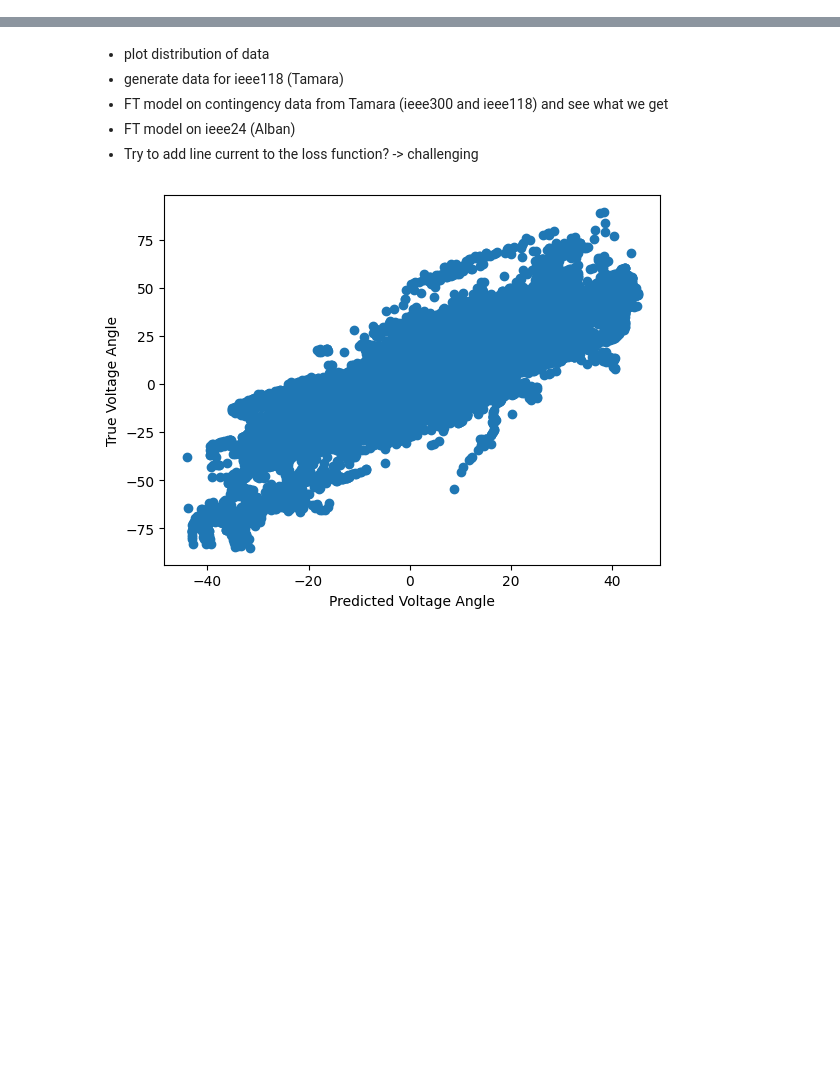
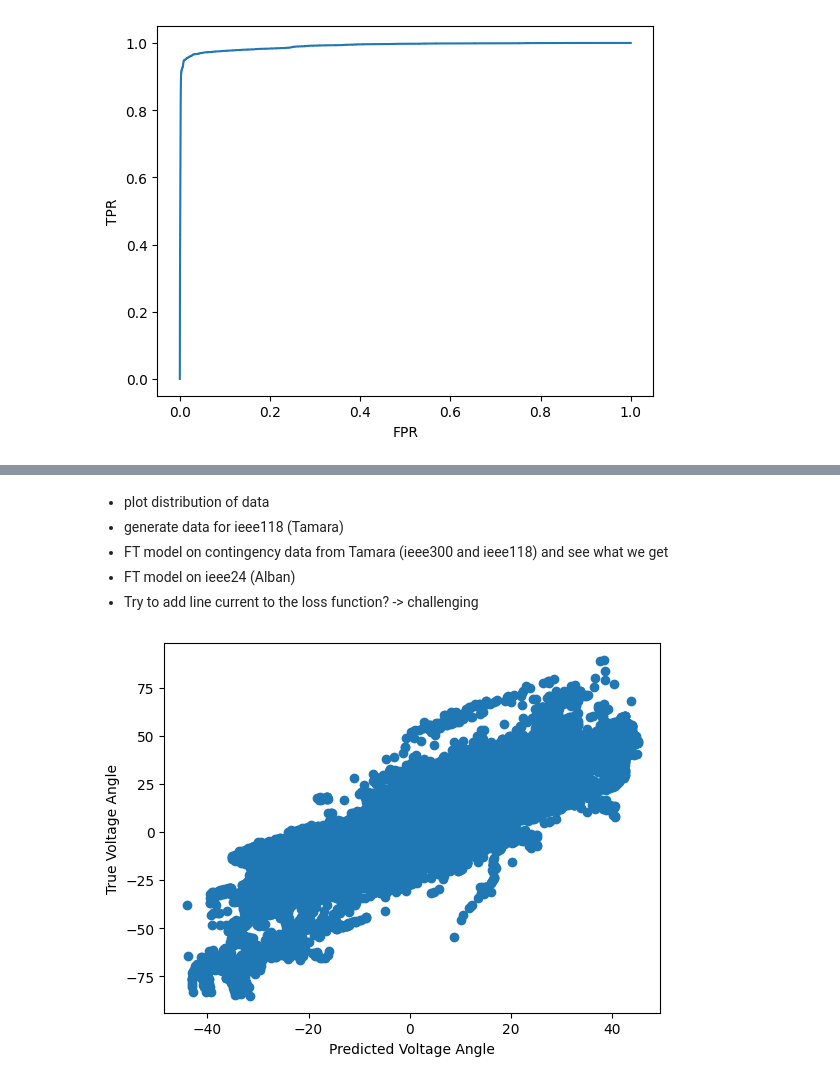
Before and after one commit to gridfm/gridfm-datakit, a Jupyter notebook: notebooks/post_processing.ipynb, the cells around one changed output, grey strips where cells are left out. Saved outputs shown, nothing was run; the diff lists cells and outputs as text; code cells hidden in the pictures; blank space fills up the shorter version.

```diff
--- a/notebooks/post_processing.ipynb
+++ b/notebooks/post_processing.ipynb
@@ -148,0 +150,11 @@ TPR: 0.27713681667170037, FPR: 0.0028563456486138715, TNR: 0.9988302038920485, F
+# %%
+#ROC curve
+# import roc curve
+from sklearn.metrics import roc_curve
+fpr, tpr, thresholds = roc_curve(overloadings[removed_lines==False], loadings_pred[removed_lines==False])
+plt.plot(fpr, tpr)
+plt.xlabel("FPR")
+plt.ylabel("TPR")
+plt.show()
+# %% [output]
+[figure, added]
```
Also changed, not shown: parts of 9 cells of this notebook.
